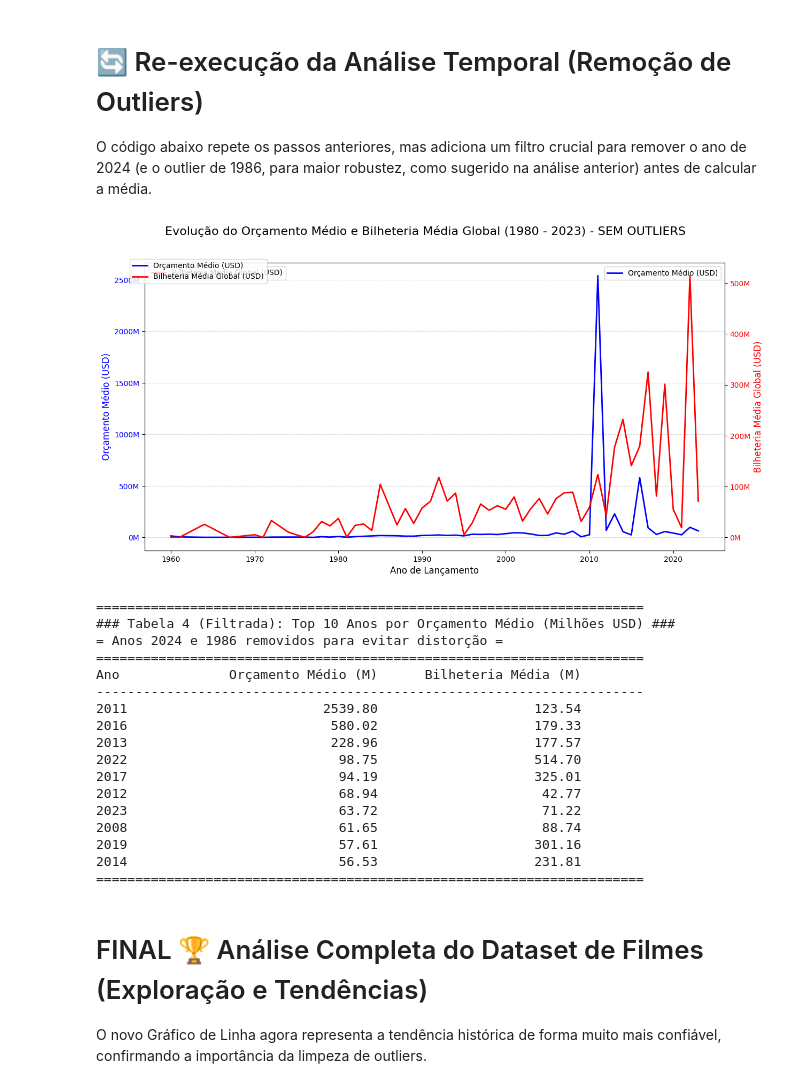
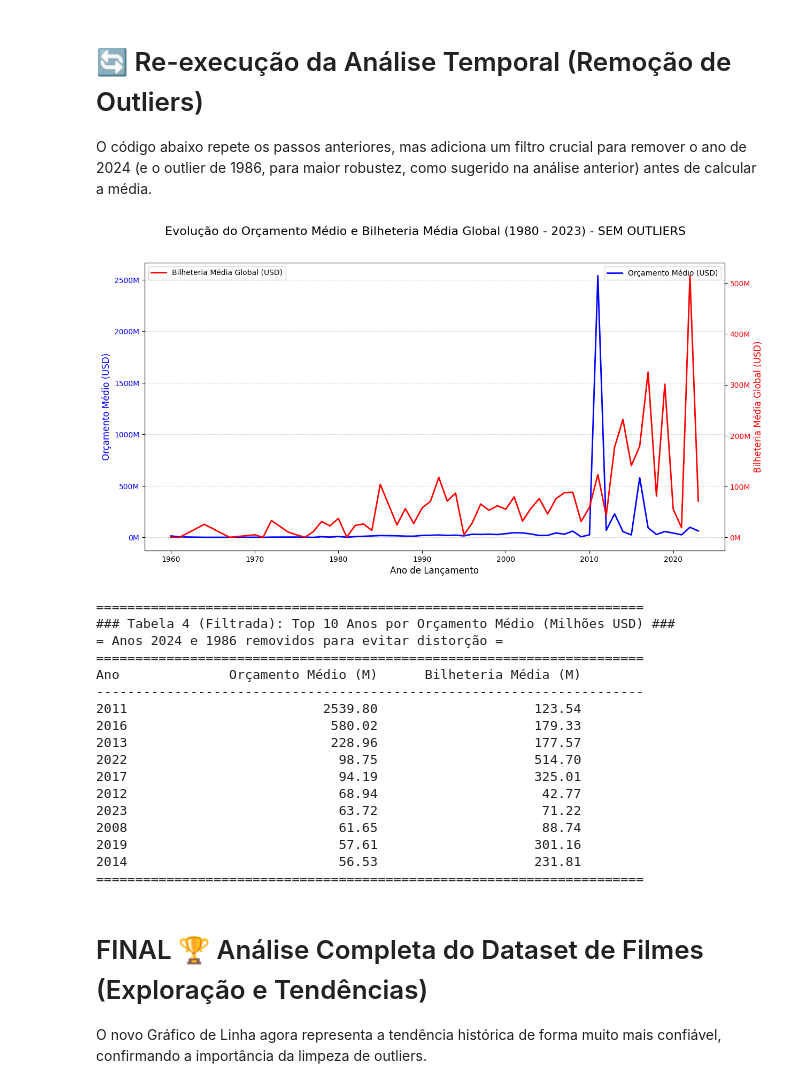
Before and after one commit to sammy-regina/analise_de_dados, a Jupyter notebook: analise_filmes/app.ipynb, the cells around one changed output. Cells and saved outputs as stored; diff of their text form; code cells hidden in the pictures.

```diff
--- a/analise_filmes/app.ipynb
+++ b/analise_filmes/app.ipynb
@@ -1099,41 +1099,41 @@ ax2.yaxis.set_major_formatter(ticker.FuncFormatter(millions_formatter))
 
 # Configurações finais
 fig.suptitle('Evolução do Orçamento Médio e Bilheteria Média Global (1980 - 2023) - SEM OUTLIERS', fontsize=16)
-fig.legend(loc='upper left', bbox_to_anchor=(0.1, 0.9))
+#fig.legend(loc='upper left', bbox_to_anchor=(0.1, 0.9))
 
 plt.show() # Exibe o Gráfico
 
 
 # --- CÁLCULO E EXIBIÇÃO DA NOVA TABELA ILUSTRATIVA ---
 
 # Foco nos anos com maior investimento (budget) após a limpeza
 nova_tabela = df_tendencia_anual_filtrada.sort_values(by='budget_mean', ascending=False).head(10).copy()
 
 # Formatar as colunas para Milhões e Arredondar
 nova_tabela['budget_mean (Milhões USD)'] = nova_tabela['budget_mean'] / 1000000
 nova_tabela['gross_mean (Milhões USD)'] = nova_tabela['gross_mean'] / 1000000
 
 tabela_final_filtrada = nova_tabela[['year', 'budget_mean (Milhões USD)', 'gross_mean (Milhões USD)']]
 tabela_final_filtrada = tabela_final_filtrada.rename(columns={'year': 'Ano'})
 
 print("\n" + "="*70)
 print("### Tabela 4 (Filtrada): Top 10 Anos por Orçamento Médio (Milhões USD) ###")
 print("= Anos 2024 e 1986 removidos para evitar distorção =")
 print("="*70)
 
 # Formatação manual da tabela
 header = "{:<10} {:>25} {:>25}".format("Ano", "Orçamento Médio (M)", "Bilheteria Média (M)")
 separator = "-" * 70
 
 print(header)
 print(separator)
 
 for index, row in tabela_final_filtrada.iterrows():
     print(f"{int(row['Ano']):<10} {row['budget_mean (Milhões USD)']:>25.2f} {row['gross_mean (Milhões USD)']:>25.2f}")
 
 print("="*70)
 # %% [output]
-[figure, old version]
+[figure, new version]
 ======================================================================
 ### Tabela 4 (Filtrada): Top 10 Anos por Orçamento Médio (Milhões USD) ###
 = Anos 2024 e 1986 removidos para evitar distorção =
```
Also changed, not shown: 2 other files.
